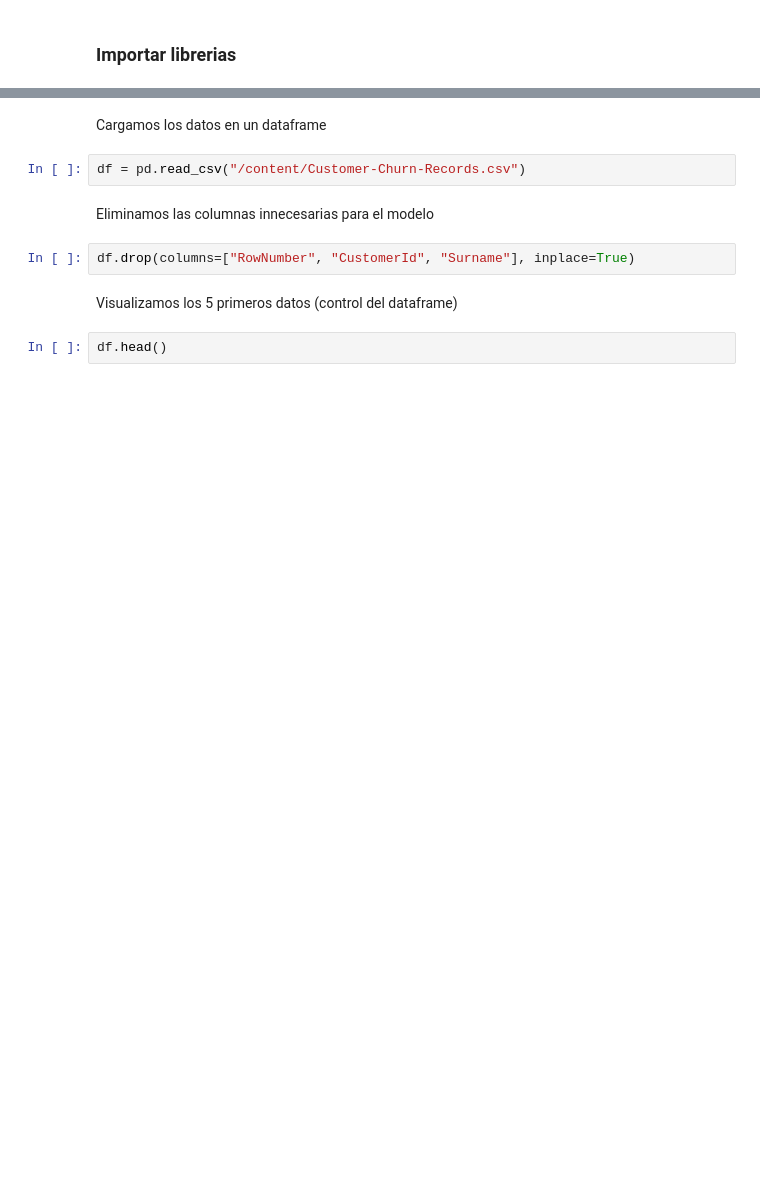
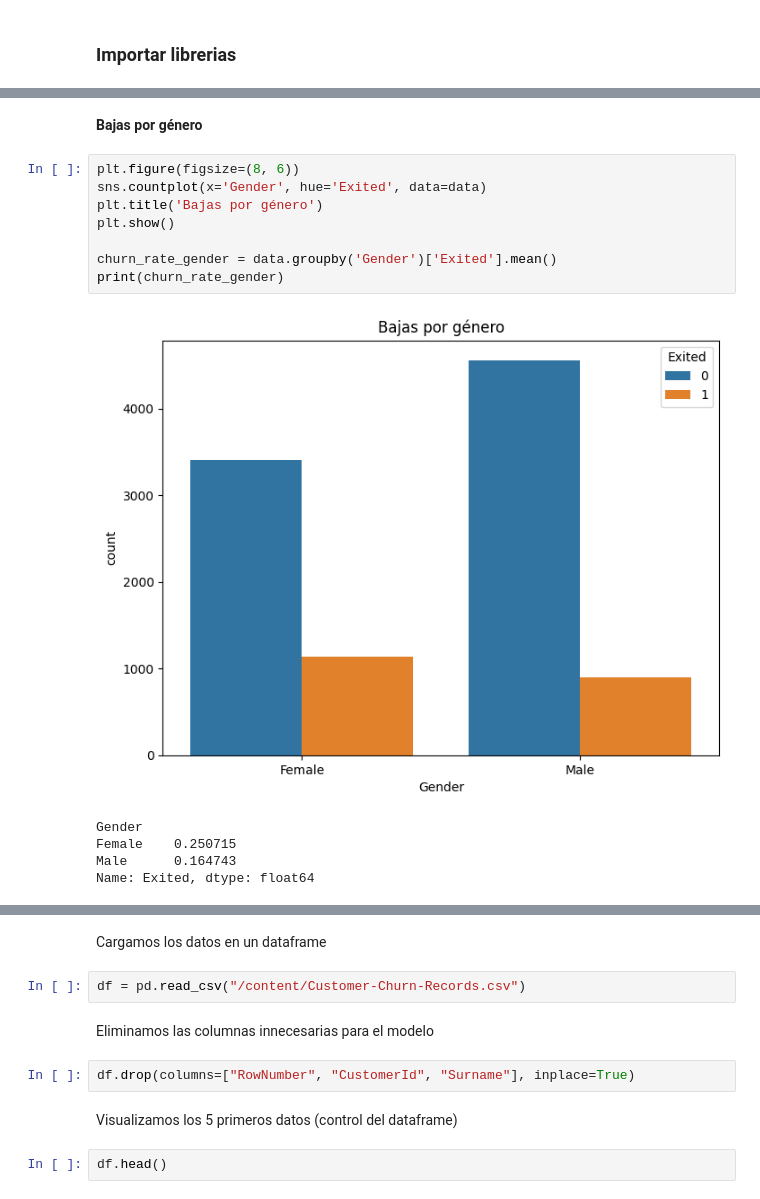
Before and after one commit to JordiPG05/Potafolio, a Jupyter notebook: Retención de cliente bancarios/Retención_de_clientes_bancarios.ipynb, the cells around one changed output, grey strips where cells are left out. Cells and saved outputs as stored; diff of their text form; blank space fills up the shorter version.

```diff
--- a/Retención de cliente bancarios/Retención_de_clientes_bancarios.ipynb
+++ b/Retención de cliente bancarios/Retención_de_clientes_bancarios.ipynb
@@ -35,0 +136,16 @@ La prevención de las bajas permite a las empresas desarrollar programas de fide
+# %% [markdown]
+**Bajas por género**
+# %%
+plt.figure(figsize=(8, 6))
+sns.countplot(x='Gender', hue='Exited', data=data)
+plt.title('Bajas por género')
+plt.show()
+
+churn_rate_gender = data.groupby('Gender')['Exited'].mean()
+print(churn_rate_gender)
+# %% [output]
+[figure, added]
+Gender
+Female    0.250715
+Male      0.164743
+Name: Exited, dtype: float64
```
Also changed, not shown: parts of 38 cells of this notebook.
